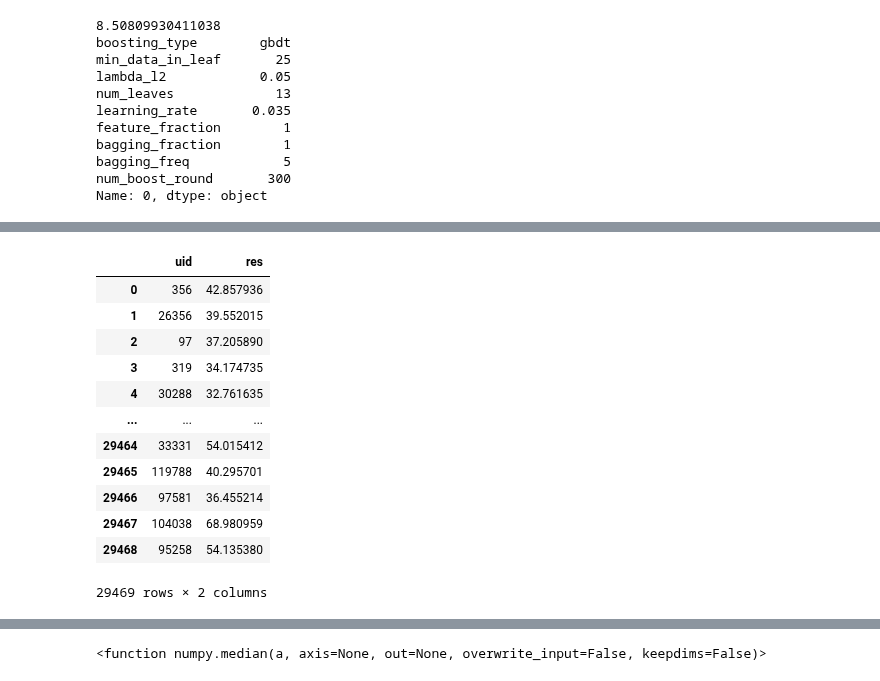
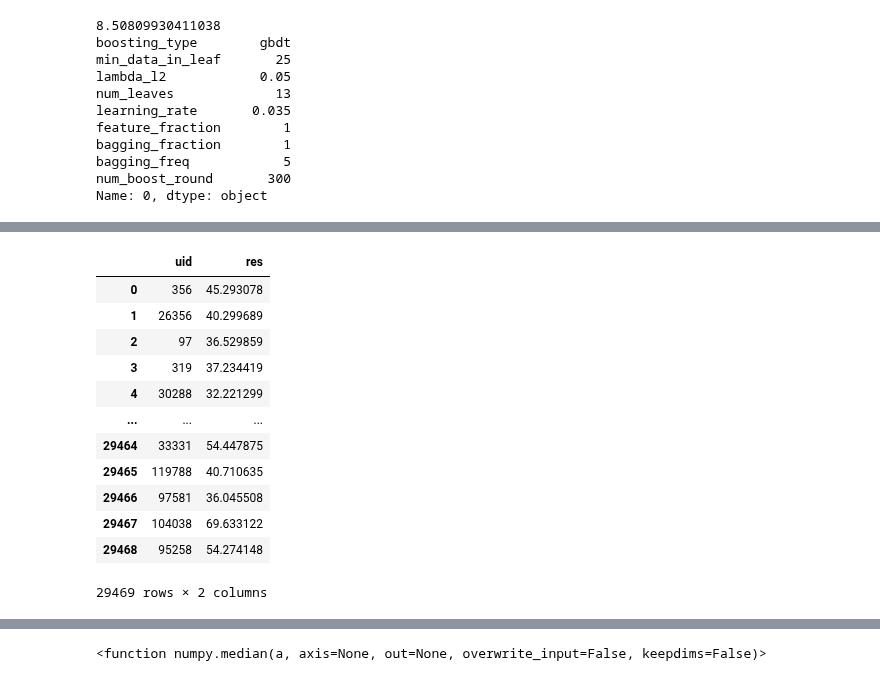
Before and after one commit to tyamgin/mlbootcamp, a Jupyter notebook: vkcup2021_2/solution.ipynb, the cells around one changed output, grey strips where cells are left out. Saved outputs shown, nothing was run; the diff lists cells and outputs as text; code cells hidden in the pictures.

```diff
--- a/vkcup2021_2/solution.ipynb
+++ b/vkcup2021_2/solution.ipynb
@@ -130,13 +130,13 @@ Name: 0, dtype: object
 prod_model = LgbModel({
     'boosting_type': 'gbdt',
     'min_data_in_leaf': 25,
-    'lambda_l2': 0.0,
-    'num_leaves': 10,
-    'learning_rate': 0.03,
+    'lambda_l2': 0.05,
+    'num_leaves': 13,
+    'learning_rate': 0.035,
     'feature_fraction': 1,
     'bagging_fraction': 1,
     'bagging_freq': 5,
-    'num_boost_round': 200,
+    'num_boost_round': 300,
 })
 prod_model.prepare(train, None)
 prod_model.fit(train)
@@ -150,18 +149,18 @@ And if memory is not enough, you can set `force_col_wise=true`.
 [LightGBM] [Info] Total Bins 1186
 [LightGBM] [Info] Number of data points in the train set: 29469, number of used features: 15
 [LightGBM] [Info] Start training from score 35.029149
 |  | uid | res |
-| 0 | 356 | 42.857936 |
-| 1 | 26356 | 39.552015 |
-| 2 | 97 | 37.205890 |
-| 3 | 319 | 34.174735 |
-| 4 | 30288 | 32.761635 |
+| 0 | 356 | 45.293078 |
+| 1 | 26356 | 40.299689 |
+| 2 | 97 | 36.529859 |
+| 3 | 319 | 37.234419 |
+| 4 | 30288 | 32.221299 |
 | ... | ... | ... |
-| 29464 | 33331 | 54.015412 |
-| 29465 | 119788 | 40.295701 |
-| 29466 | 97581 | 36.455214 |
-| 29467 | 104038 | 68.980959 |
-| 29468 | 95258 | 54.135380 |
+| 29464 | 33331 | 54.447875 |
+| 29465 | 119788 | 40.710635 |
+| 29466 | 97581 | 36.045508 |
+| 29467 | 104038 | 69.633122 |
+| 29468 | 95258 | 54.274148 |
 29469 rows × 2 columns
 # %%
 a = train.edu.copy()
```
Also changed, not shown: parts of 1 cell of this notebook, 1 other file.
